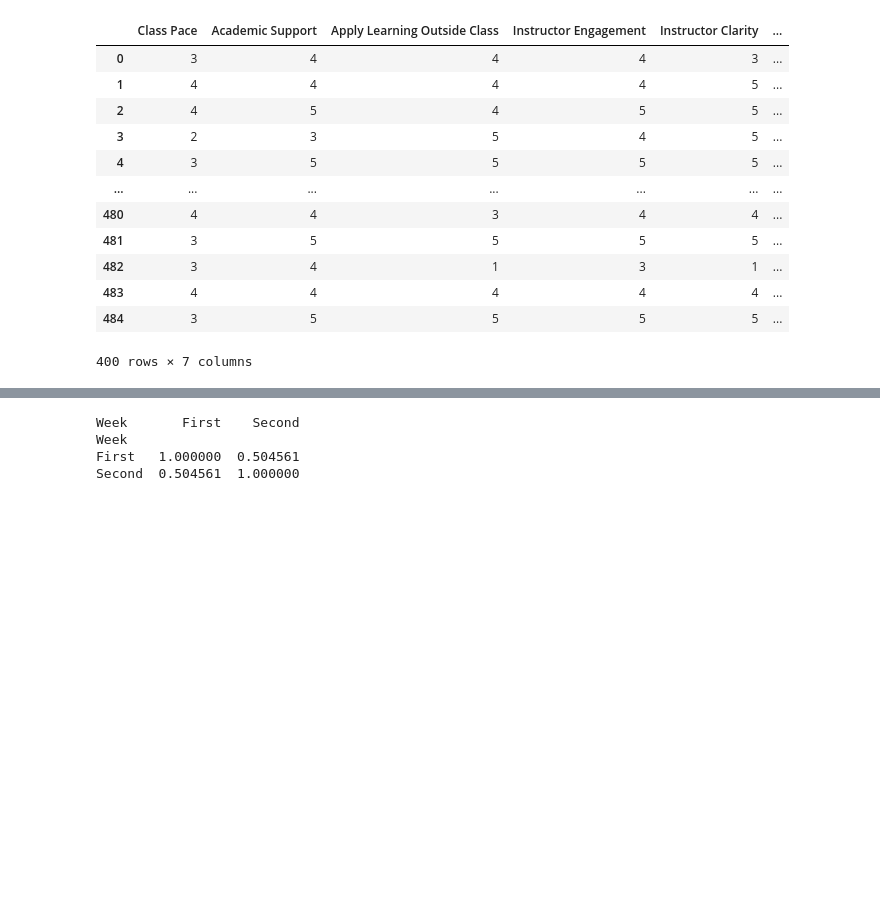
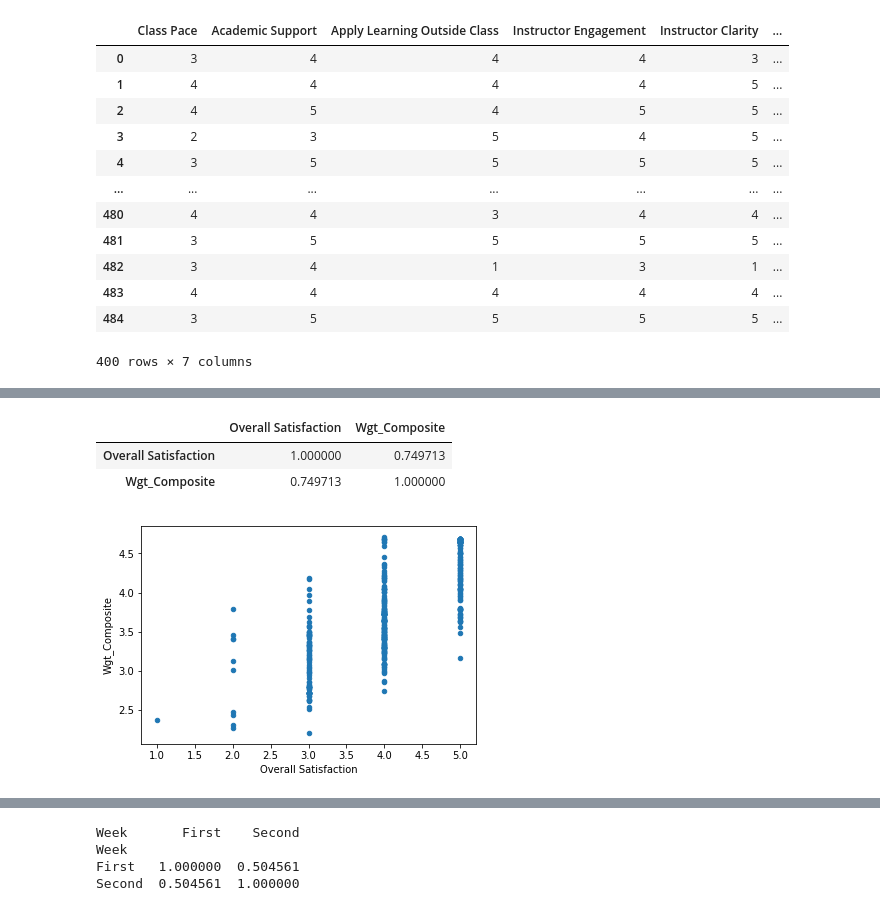
Before and after one commit to kevinclee26/BCS_Dashboard, a Jupyter notebook: qualitative_analysis.ipynb, the cells around one changed output, grey strips where cells are left out. Cells and saved outputs as stored; diff of their text form; code cells hidden in the pictures; blank space fills up the shorter version.

```diff
--- a/qualitative_analysis.ipynb
+++ b/qualitative_analysis.ipynb
@@ -751,0 +773,15 @@ plt.show()
+# %%
+df['Wgt_Composite']=df['Class Pace']*-.02\
+                +df['Academic Support']*.2\
+                +df['Apply Learning Outside Class']*.16\
+                +df['Instructor Engagement']*.08\
+                +df['Instructor Clarity']*.24\
+                +df['Instructor Knowledge']*.19\
+                +df['Homework Feedback Rating']*.08
+df[['Overall Satisfaction', 'Wgt_Composite']].plot(kind='scatter', x='Overall Satisfaction', y='Wgt_Composite')
+df[['Overall Satisfaction', 'Wgt_Composite']].corr()
+# %% [output]
+|  | Overall Satisfaction | Wgt_Composite |
+| Overall Satisfaction | 1.000000 | 0.749713 |
+| Wgt_Composite | 0.749713 | 1.000000 |
+[figure, added]
```
Also changed, not shown: parts of 10 cells of this notebook, 27 other files.
